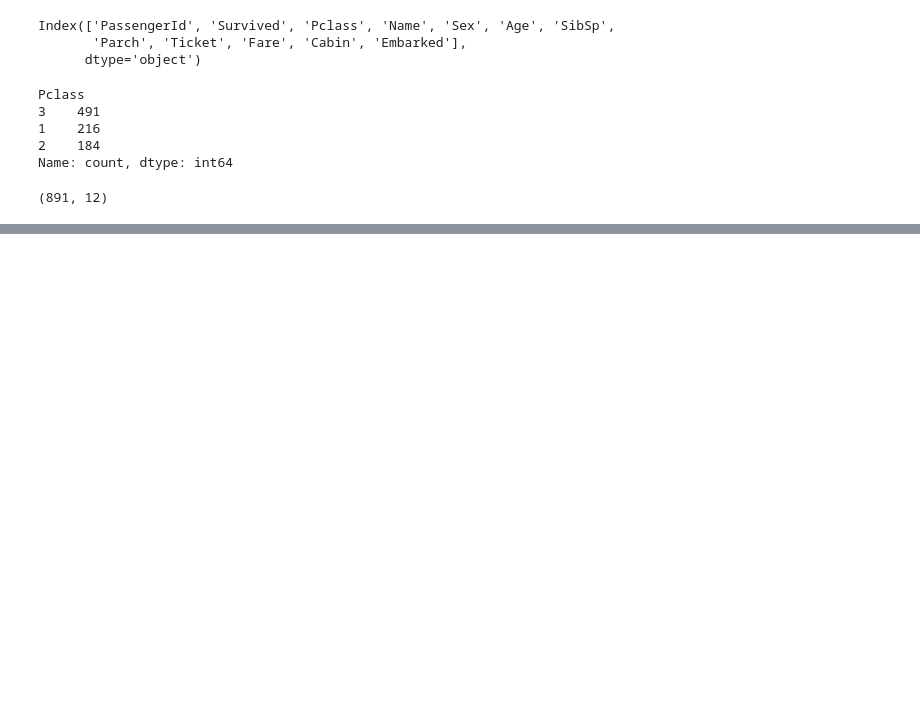
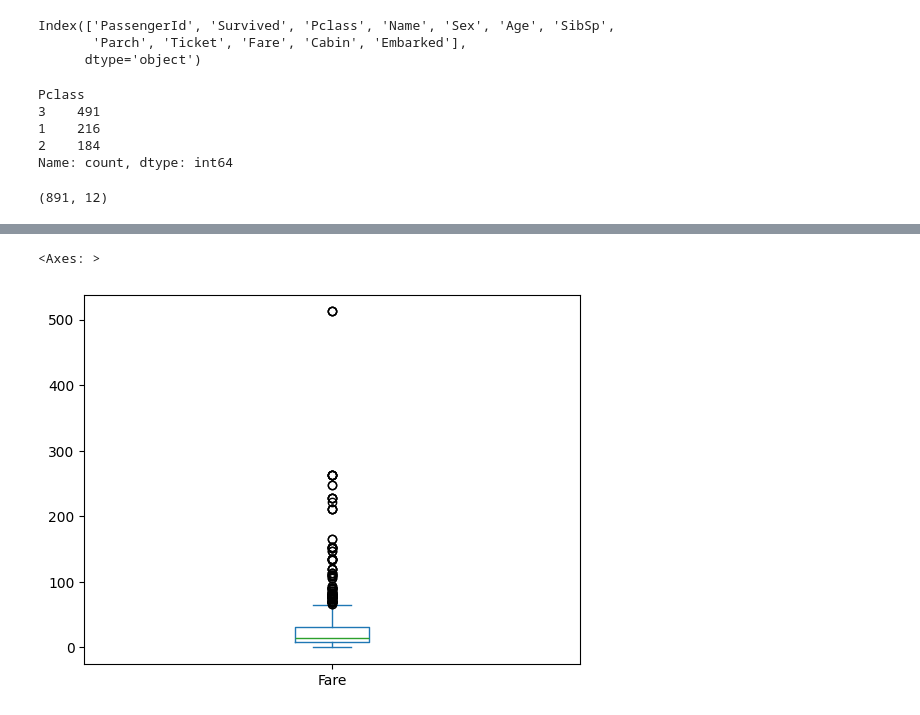
Before and after one commit to AgentAhmed/EDA_Titanic, a Jupyter notebook: EDA_titanic.ipynb, the cells around one changed output, grey strips where cells are left out. Cells and saved outputs as stored; diff of their text form; code cells hidden in the pictures; blank space fills up the shorter version.

```diff
--- a/EDA_titanic.ipynb
+++ b/EDA_titanic.ipynb
@@ -44,0 +156,5 @@ df.shape
+# %%
+df['Fare'].plot(kind='box')
+# %% [output]
+<Axes: >
+[figure, added]
```
Also changed, not shown: parts of 37 cells of this notebook.
